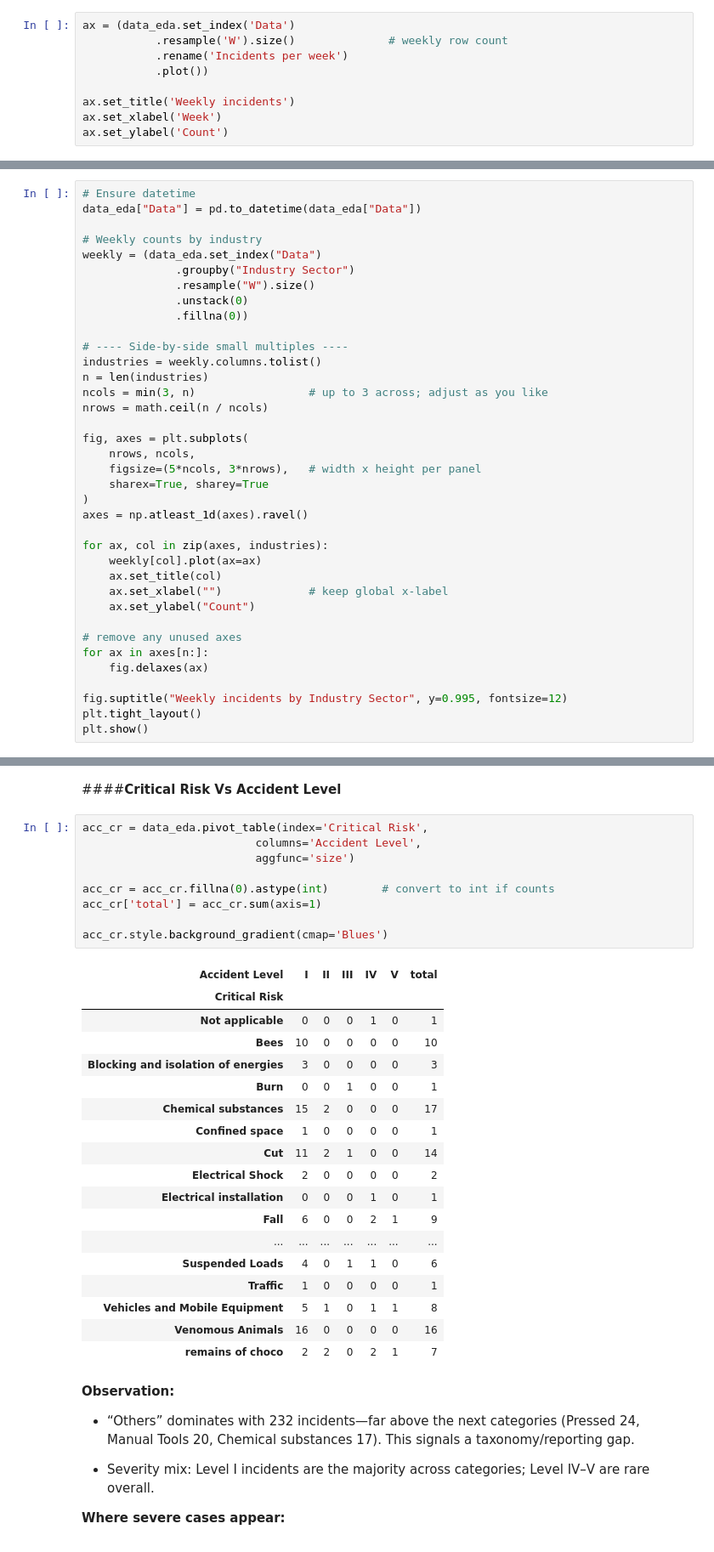
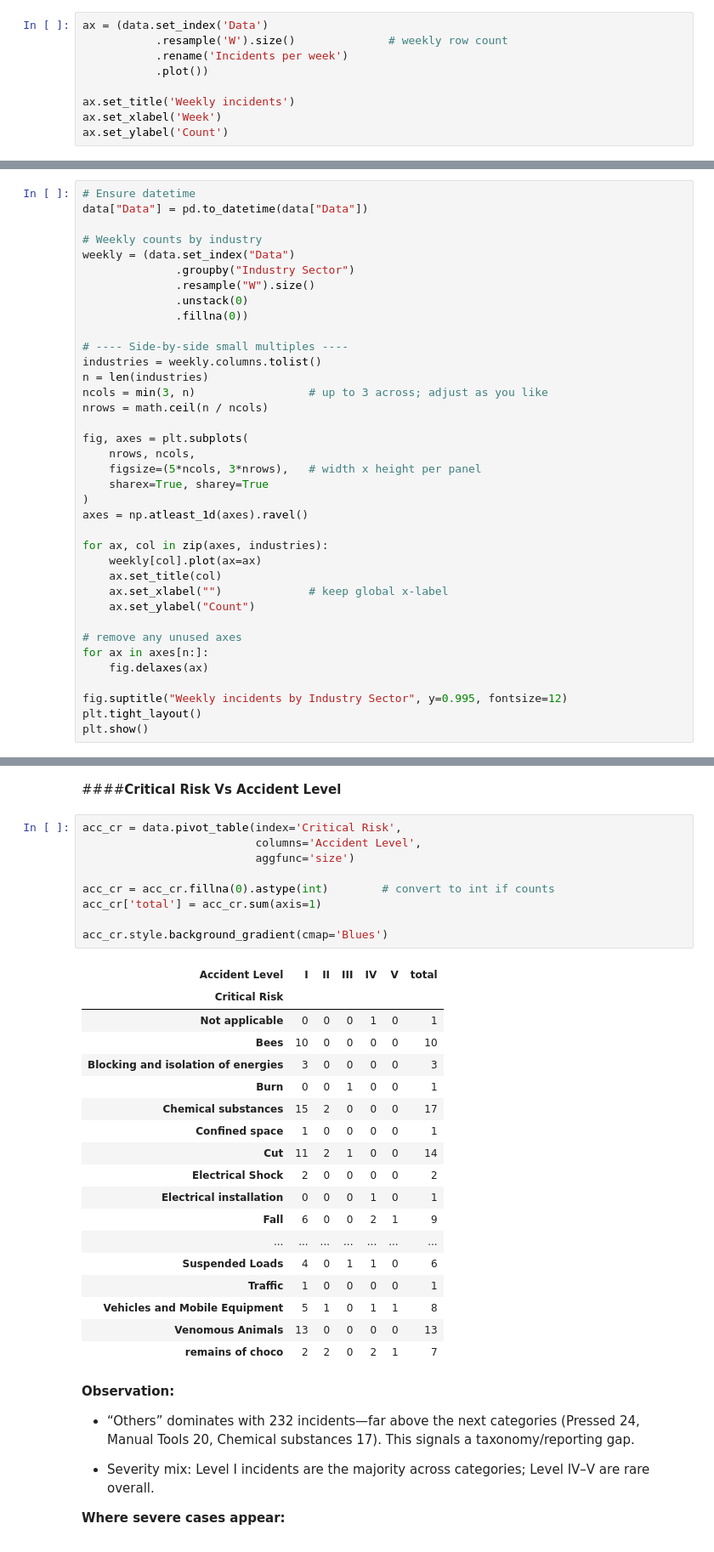
Before and after one commit to debosree1234/DeboSpringBoot, a Jupyter notebook: NLPChatbot.ipynb, the cells around one changed output, grey strips where cells are left out. Shown at 85% size. Saved outputs shown, nothing was run; the diff lists cells and outputs as text.

```diff
--- a/NLPChatbot.ipynb
+++ b/NLPChatbot.ipynb
@@ -539,5 +504,5 @@ by_dow = holoviews.Bars(
 # %%
-ax = (data_eda.set_index('Data')
+ax = (data.set_index('Data')
            .resample('W').size()              # weekly row count
            .rename('Incidents per week')
            .plot())
@@ -564,10 +530,10 @@ Text(0, 0.5, 'Count')
 ####**Weekly incidents by Industry Sector**
 # %%
 # Ensure datetime
-data_eda["Data"] = pd.to_datetime(data_eda["Data"])
+data["Data"] = pd.to_datetime(data["Data"])
 
 # Weekly counts by industry
-weekly = (data_eda.set_index("Data")
+weekly = (data.set_index("Data")
               .groupby("Industry Sector")
               .resample("W").size()
               .unstack(0)
@@ -717,32 +690,32 @@ plt.show()
 # %% [markdown]
 ####**Critical Risk Vs Accident Level**
 # %%
-acc_cr = data_eda.pivot_table(index='Critical Risk',
+acc_cr = data.pivot_table(index='Critical Risk',
                           columns='Accident Level',
                           aggfunc='size')
 
 acc_cr = acc_cr.fillna(0).astype(int)        # convert to int if counts
 acc_cr['total'] = acc_cr.sum(axis=1)
 
 acc_cr.style.background_gradient(cmap='Blues')
 # %% [output]
 | Accident Level | I | II | III | IV | V | total |
 | Critical Risk |  |  |  |  |  |  |
 | Not applicable | 0 | 0 | 0 | 1 | 0 | 1 |
 | Bees | 10 | 0 | 0 | 0 | 0 | 10 |
 | Blocking and isolation of energies | 3 | 0 | 0 | 0 | 0 | 3 |
 | Burn | 0 | 0 | 1 | 0 | 0 | 1 |
 | Chemical substances | 15 | 2 | 0 | 0 | 0 | 17 |
 | Confined space | 1 | 0 | 0 | 0 | 0 | 1 |
 | Cut | 11 | 2 | 1 | 0 | 0 | 14 |
 | Electrical Shock | 2 | 0 | 0 | 0 | 0 | 2 |
 | Electrical installation | 0 | 0 | 0 | 1 | 0 | 1 |
 | Fall | 6 | 0 | 0 | 2 | 1 | 9 |
 | ... | ... | ... | ... | ... | ... | ... |
 | Suspended Loads | 4 | 0 | 1 | 1 | 0 | 6 |
 | Traffic | 1 | 0 | 0 | 0 | 0 | 1 |
 | Vehicles and Mobile Equipment | 5 | 1 | 0 | 1 | 1 | 8 |
-| Venomous Animals | 16 | 0 | 0 | 0 | 0 | 16 |
+| Venomous Animals | 13 | 0 | 0 | 0 | 0 | 13 |
 | remains of choco | 2 | 2 | 0 | 2 | 1 | 7 |
 # %% [markdown]
 **Observation:**
```
Also changed, not shown: parts of 36 cells of this notebook.
